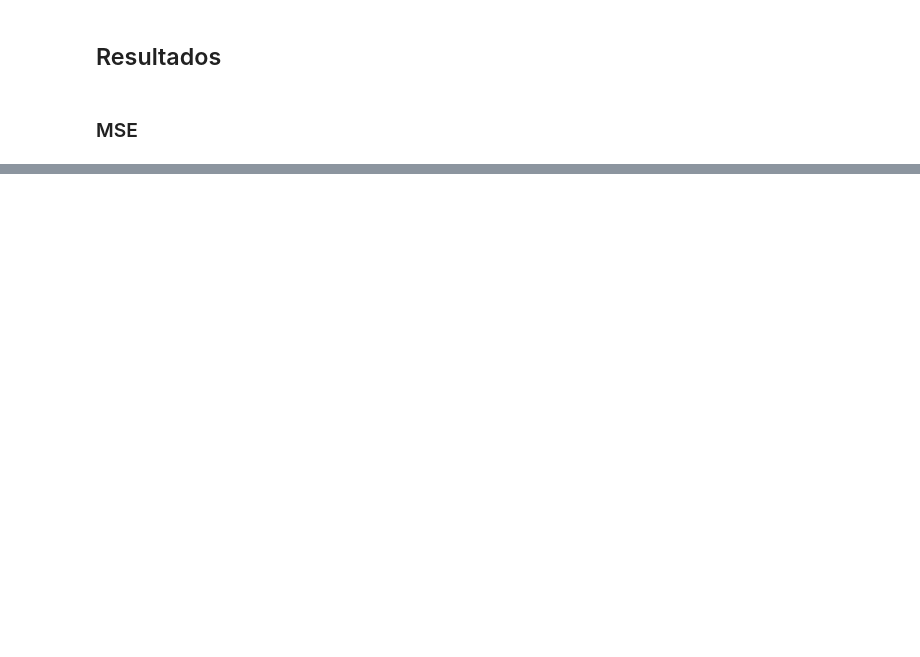
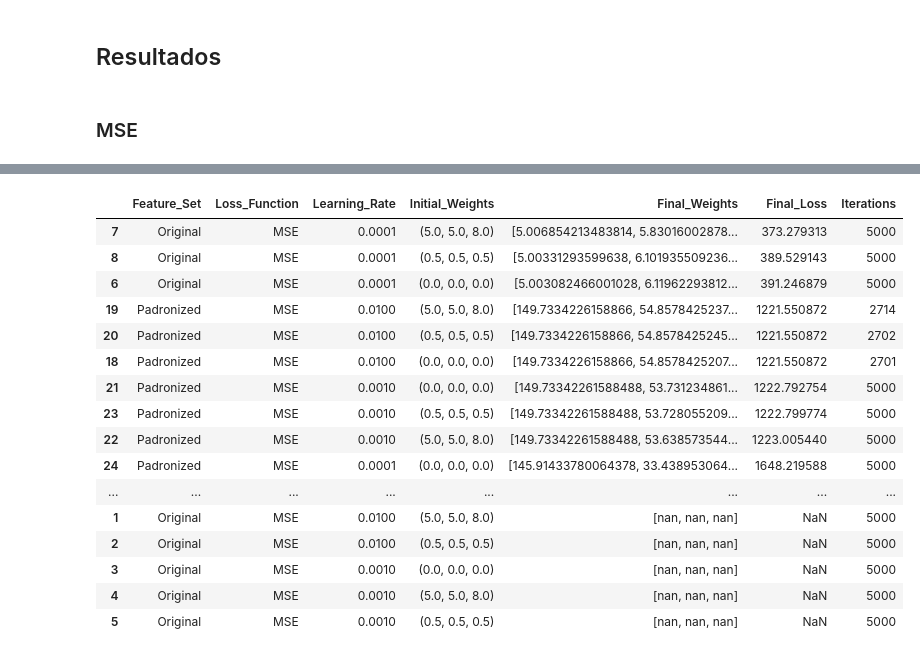
Before and after one commit to matheusssilva991/rna_tarefas_mestrado, a Jupyter notebook: src/tarefa2.ipynb, the cells around one changed output, grey strips where cells are left out. Cells and saved outputs as stored; diff of their text form; code cells hidden in the pictures; blank space fills up the shorter version.

```diff
--- a/src/tarefa2.ipynb
+++ b/src/tarefa2.ipynb
@@ -185,0 +285,21 @@ df_result.sort_values(by='Final_Loss').groupby('Loss_Function').head(3).reset_in
+# %%
+df_result_mse = df_result[df_result['Loss_Function'] == 'MSE'].reset_index(drop=True).sort_values(by='Final_Loss')
+df_result_mse
+# %% [output]
+|  | Feature_Set | Loss_Function | Learning_Rate | Initial_Weights | Final_Weights | Final_Loss | Iterations |
+| 7 | Original | MSE | 0.0001 | (5.0, 5.0, 8.0) | [5.006854213483814, 5.83016002878... | 373.279313 | 5000 |
+| 8 | Original | MSE | 0.0001 | (0.5, 0.5, 0.5) | [5.00331293599638, 6.101935509236... | 389.529143 | 5000 |
+| 6 | Original | MSE | 0.0001 | (0.0, 0.0, 0.0) | [5.003082466001028, 6.11962293812... | 391.246879 | 5000 |
+| 19 | Padronized | MSE | 0.0100 | (5.0, 5.0, 8.0) | [149.7334226158866, 54.8578425237... | 1221.550872 | 2714 |
+| 20 | Padronized | MSE | 0.0100 | (0.5, 0.5, 0.5) | [149.7334226158866, 54.8578425245... | 1221.550872 | 2702 |
+| 18 | Padronized | MSE | 0.0100 | (0.0, 0.0, 0.0) | [149.7334226158866, 54.8578425207... | 1221.550872 | 2701 |
+| 21 | Padronized | MSE | 0.0010 | (0.0, 0.0, 0.0) | [149.73342261588488, 53.731234861... | 1222.792754 | 5000 |
+| 23 | Padronized | MSE | 0.0010 | (0.5, 0.5, 0.5) | [149.73342261588488, 53.728055209... | 1222.799774 | 5000 |
+| 22 | Padronized | MSE | 0.0010 | (5.0, 5.0, 8.0) | [149.73342261588488, 53.638573544... | 1223.005440 | 5000 |
+| 24 | Padronized | MSE | 0.0001 | (0.0, 0.0, 0.0) | [145.91433780064378, 33.438953064... | 1648.219588 | 5000 |
+| ... | ... | ... | ... | ... | ... | ... | ... |
+| 1 | Original | MSE | 0.0100 | (5.0, 5.0, 8.0) | [nan, nan, nan] | NaN | 5000 |
+| 2 | Original | MSE | 0.0100 | (0.5, 0.5, 0.5) | [nan, nan, nan] | NaN | 5000 |
+| 3 | Original | MSE | 0.0010 | (0.0, 0.0, 0.0) | [nan, nan, nan] | NaN | 5000 |
+| 4 | Original | MSE | 0.0010 | (5.0, 5.0, 8.0) | [nan, nan, nan] | NaN | 5000 |
+| 5 | Original | MSE | 0.0010 | (0.5, 0.5, 0.5) | [nan, nan, nan] | NaN | 5000 |
```
Also changed, not shown: parts of 3 cells of this notebook, 1 other file.
